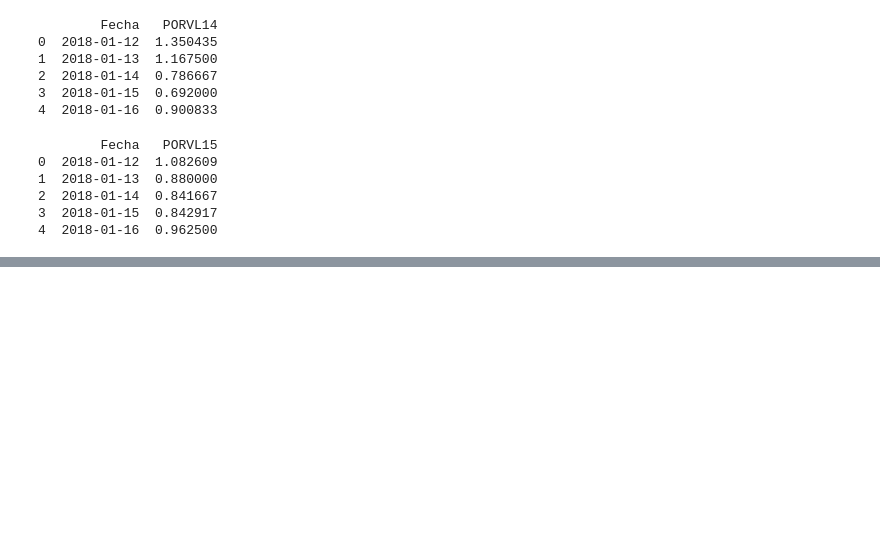
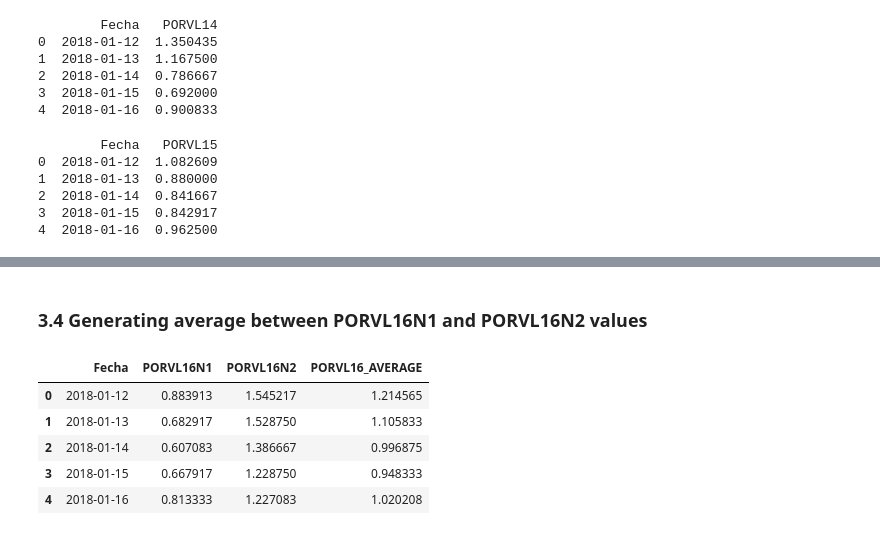
Before and after one commit to bgarcial/sioma_project, a Jupyter notebook: notebooks/averaging_data/PhreaticLevel/28-weeks_January-12_August-03_2018/03-bgarcial-phreatic_level_generating_average_between-nodes_values.ipynb, the cells around one changed output, grey strips where cells are left out. Saved outputs shown, nothing was run; the diff lists cells and outputs as text; code cells hidden in the pictures; blank space fills up the shorter version.

Commit message:
Average per day to each lot [PORVL16 averaging N1 and N2]

```diff
--- a/notebooks/averaging_data/PhreaticLevel/28-weeks_January-12_August-03_2018/03-bgarcial-phreatic_level_generating_average_between-nodes_values.ipynb
+++ b/notebooks/averaging_data/PhreaticLevel/28-weeks_January-12_August-03_2018/03-bgarcial-phreatic_level_generating_average_between-nodes_values.ipynb
@@ -383,0 +388,4 @@ phreatic_level_l15n1_28w_avg_pd.to_csv( '../../../../data/interim/PhreaticLevel/
+# %%
+phreatic_level_l16n1_28w_avg_pd = pd.read_csv('../../../../data/interim/PhreaticLevel/'  \
+                    '28-weeks_January-12_August-03_2018/PhreaticLevel_By_Lots-Nodes_Average_by-day/' \
+                    'PORVL16N1_average_per-day.csv')
@@ -383,0 +405,4 @@ phreatic_level_l15n1_28w_avg_pd.to_csv( '../../../../data/interim/PhreaticLevel/
+# %%
+phreatic_level_l16n2_28w_avg_pd = pd.read_csv('../../../../data/interim/PhreaticLevel/'  \
+                    '28-weeks_January-12_August-03_2018/PhreaticLevel_By_Lots-Nodes_Average_by-day/' \
+                    'PORVL16N2_average_per-day.csv')
@@ -383,0 +424,3 @@ phreatic_level_l15n1_28w_avg_pd.to_csv( '../../../../data/interim/PhreaticLevel/
+# %%
+# https://pandas.pydata.org/pandas-docs/stable/generated/pandas.DataFrame.merge.html
+phreatic_level_l16_28w_avg_pd = pd.merge(phreatic_level_l16n1_28w_avg_pd,phreatic_level_l16n2_28w_avg_pd, how='inner', on='Fecha')
@@ -383,0 +438,13 @@ phreatic_level_l15n1_28w_avg_pd.to_csv( '../../../../data/interim/PhreaticLevel/
+# %% [markdown]
+### 3.4 Generating average between PORVL16N1 and PORVL16N2 values
+# %%
+phreatic_level_l16_28w_avg_pd['PORVL16_AVERAGE'] = phreatic_level_l16_28w_avg_pd.mean(axis=1)
+# %%
+phreatic_level_l16_28w_avg_pd.head()
+# %% [output]
+|  | Fecha | PORVL16N1 | PORVL16N2 | PORVL16_AVERAGE |
+| 0 | 2018-01-12 | 0.883913 | 1.545217 | 1.214565 |
+| 1 | 2018-01-13 | 0.682917 | 1.528750 | 1.105833 |
+| 2 | 2018-01-14 | 0.607083 | 1.386667 | 0.996875 |
+| 3 | 2018-01-15 | 0.667917 | 1.228750 | 0.948333 |
+| 4 | 2018-01-16 | 0.813333 | 1.227083 | 1.020208 |
```
Also changed, not shown: parts of 9 cells of this notebook, 2 other files.
